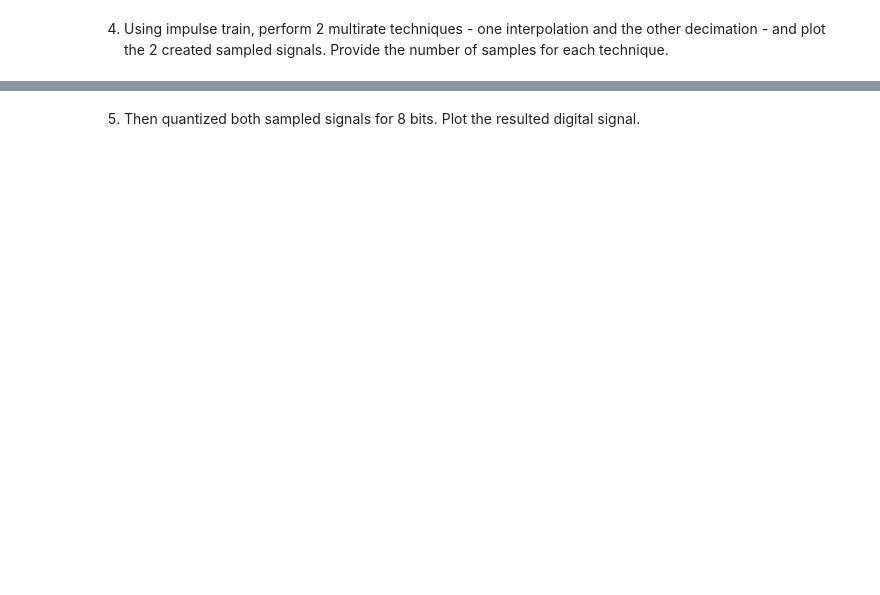
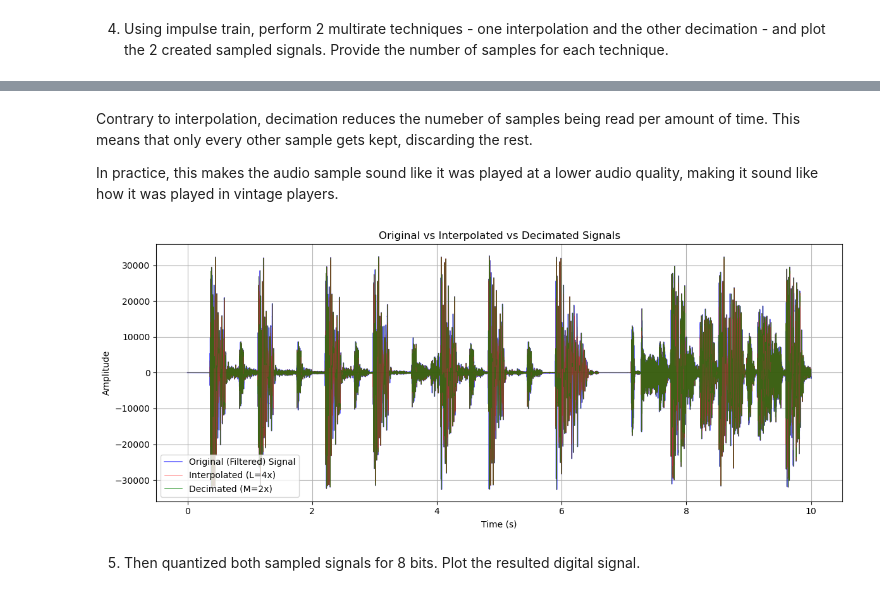
Before and after one commit to leon-pscl/CPE027-pscl, a Jupyter notebook: HOA4/Pascual_HOA4_CPE027_CPE41S2.ipynb, the cells around one changed output, grey strips where cells are left out. Saved outputs shown, nothing was run; the diff lists cells and outputs as text; code cells hidden in the pictures; blank space fills up the shorter version.

```diff
--- a/HOA4/Pascual_HOA4_CPE027_CPE41S2.ipynb
+++ b/HOA4/Pascual_HOA4_CPE027_CPE41S2.ipynb
@@ -168,3 +225,22 @@ print(f"  New effective sampling rate: {fs / M} Hz")
+# %% [markdown]
+Contrary to interpolation, decimation reduces the numeber of samples being read per amount of time. This means that only every other sample gets kept, discarding the rest.
+
+In practice, this makes the audio sample sound like it was played at a lower audio quality, making it sound like how it was played in vintage players.
+# %%
+# Plot 3: All three overlaid together
+plt.figure(figsize=(12, 5))
+plt.plot(time_orig, filtered_signal, 'b-', linewidth=1.2, alpha=0.6, label='Original (Filtered) Signal')
+plt.plot(time_interp, interpolated_samples, 'r-', linewidth=0.5, alpha=0.7, label=f'Interpolated (L={L}x)')
+plt.plot(time_decim, decimated_signal, 'g-', linewidth=0.5, alpha=0.7, label=f'Decimated (M={M}x)')
+plt.title('Original vs Interpolated vs Decimated Signals')
+plt.xlabel('Time (s)')
+plt.ylabel('Amplitude')
+plt.legend()
+plt.grid(True)
+plt.tight_layout()
+plt.show()
+# %% [output]
+[figure, added]
 # %% [markdown]
 5. Then quantized both sampled signals for 8 bits. Plot the resulted digital signal.
 # %%
```
Also changed, not shown: parts of 15 cells of this notebook.
